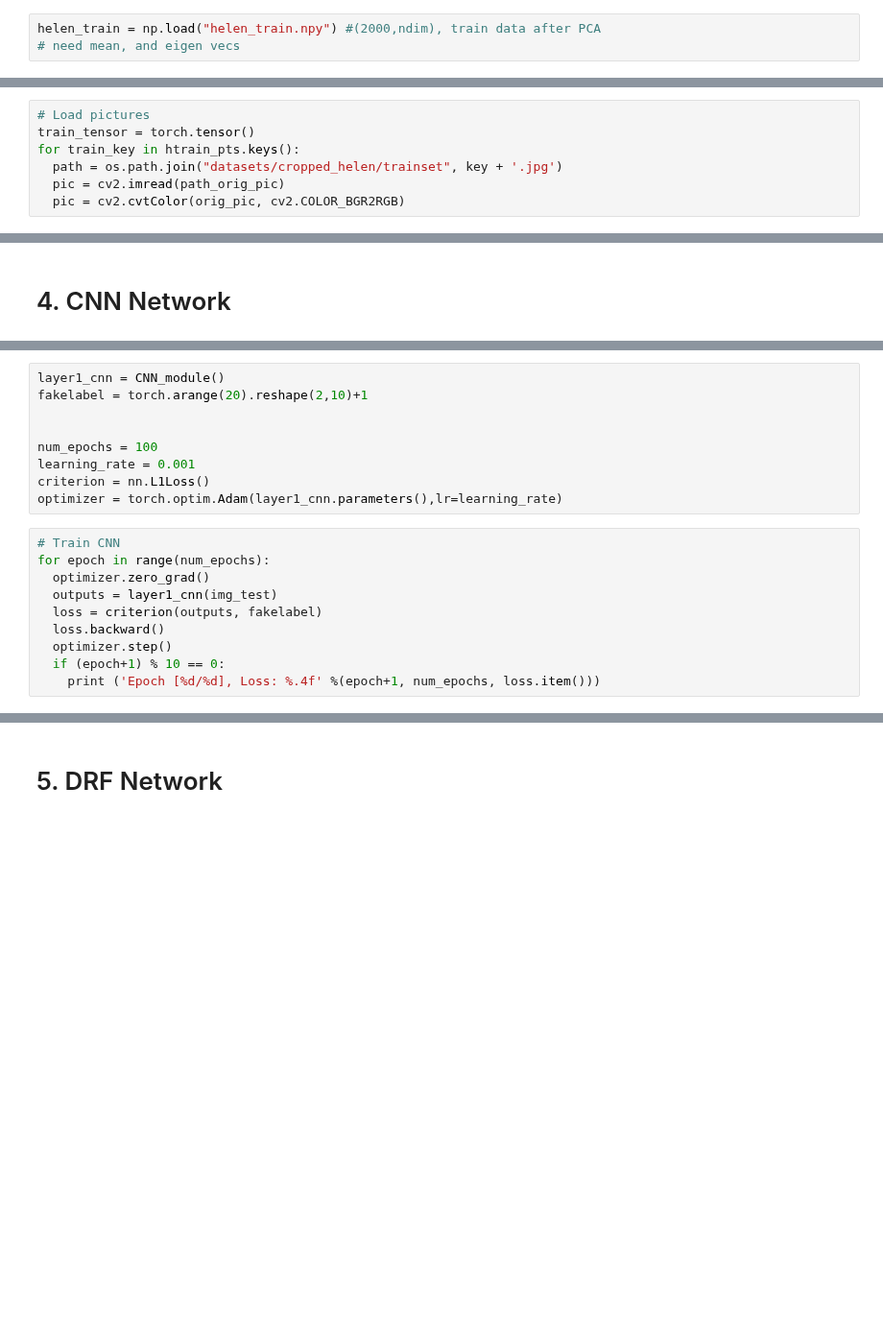
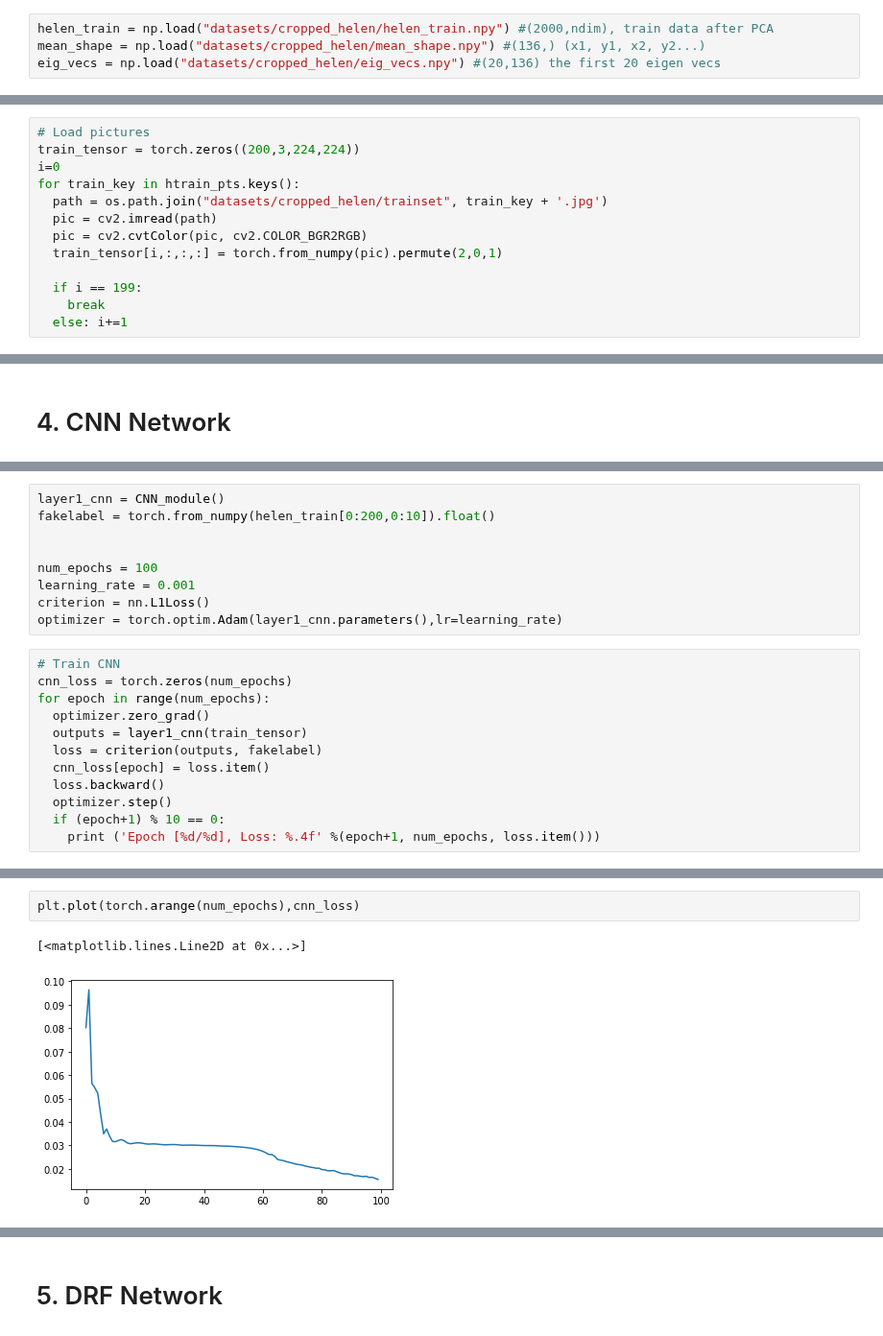
Before and after one commit to Pengchengzhi/Face-Alignment-DRF, a Jupyter notebook: main.ipynb, the cells around one changed output, grey strips where cells are left out. Shown at 96% size. Drawn from its saved outputs; the diff is of its cells as text; blank space fills up the shorter version.

```diff
--- a/main.ipynb
+++ b/main.ipynb
@@ -45,6 +104,7 @@ Dataset: 300W https://ibug.doc.ic.ac.uk/resources/300-W/
 # %% [markdown]
 # 2. Data preparation
 # %%
-helen_train = np.load("helen_train.npy") #(2000,ndim), train data after PCA
-# need mean, and eigen vecs
+helen_train = np.load("datasets/cropped_helen/helen_train.npy") #(2000,ndim), train data after PCA
+mean_shape = np.load("datasets/cropped_helen/mean_shape.npy") #(136,) (x1, y1, x2, y2...)
+eig_vecs = np.load("datasets/cropped_helen/eig_vecs.npy") #(20,136) the first 20 eigen vecs
 # %%
@@ -60,10 +124,16 @@ with open("datasets/cropped_helen/helen_cropped_test_pts.json",'r') as htest:
 # %%
 # Load pictures
-train_tensor = torch.tensor()
+train_tensor = torch.zeros((200,3,224,224))
+i=0
 for train_key in htrain_pts.keys():
-  path = os.path.join("datasets/cropped_helen/trainset", key + '.jpg')
-  pic = cv2.imread(path_orig_pic)
-  pic = cv2.cvtColor(orig_pic, cv2.COLOR_BGR2RGB)
+  path = os.path.join("datasets/cropped_helen/trainset", train_key + '.jpg')
+  pic = cv2.imread(path)
+  pic = cv2.cvtColor(pic, cv2.COLOR_BGR2RGB)
+  train_tensor[i,:,:,:] = torch.from_numpy(pic).permute(2,0,1)
+
+  if i == 199:
+    break
+  else: i+=1
 # %% [markdown]
 # 3. Sample pictures from train set
 # %%
@@ -102,6 +169,6 @@ from network import *
 # %%
 layer1_cnn = CNN_module()
-fakelabel = torch.arange(20).reshape(2,10)+1
+fakelabel = torch.from_numpy(helen_train[0:200,0:10]).float()
 
 
 num_epochs = 100
@@ -110,10 +177,12 @@ criterion = nn.L1Loss()
 optimizer = torch.optim.Adam(layer1_cnn.parameters(),lr=learning_rate)
 # %%
 # Train CNN
+cnn_loss = torch.zeros(num_epochs)
 for epoch in range(num_epochs):
   optimizer.zero_grad()
-  outputs = layer1_cnn(img_test)
+  outputs = layer1_cnn(train_tensor)
   loss = criterion(outputs, fakelabel)
+  cnn_loss[epoch] = loss.item()
   loss.backward()
   optimizer.step()
   if (epoch+1) % 10 == 0:
@@ -132,2 +201,7 @@ Epoch [100/100], Loss: 0.6174
+# %%
+plt.plot(torch.arange(num_epochs),cnn_loss)
+# %% [output]
+[<matplotlib.lines.Line2D at 0x...>]
+[figure, added]
 # %%
 with torch.no_grad():
```
Also changed, not shown: parts of 22 cells of this notebook.
